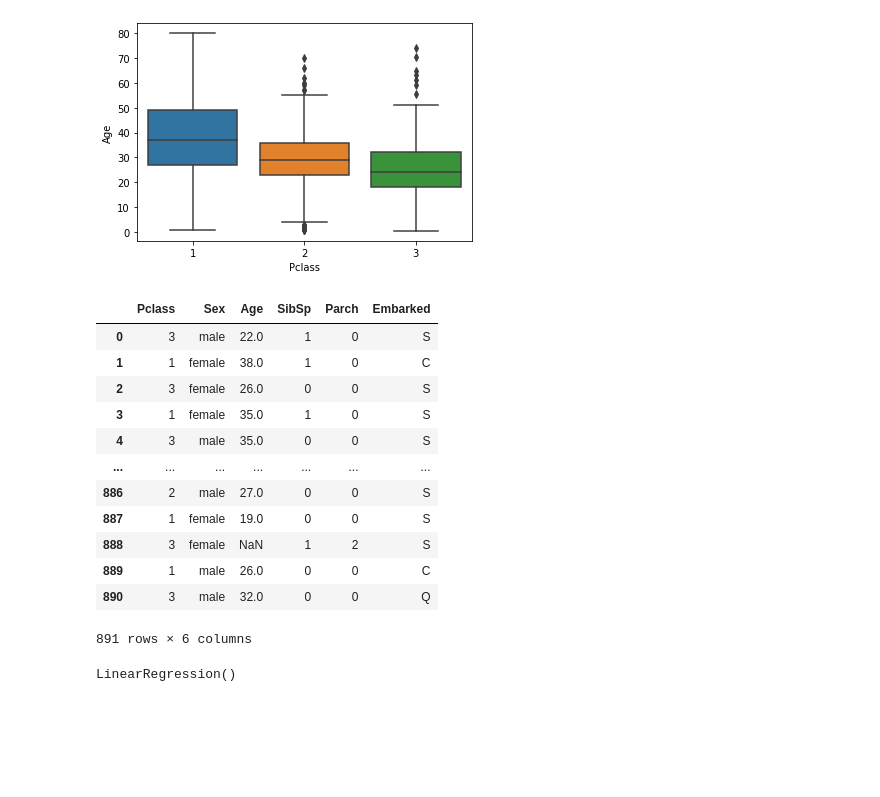
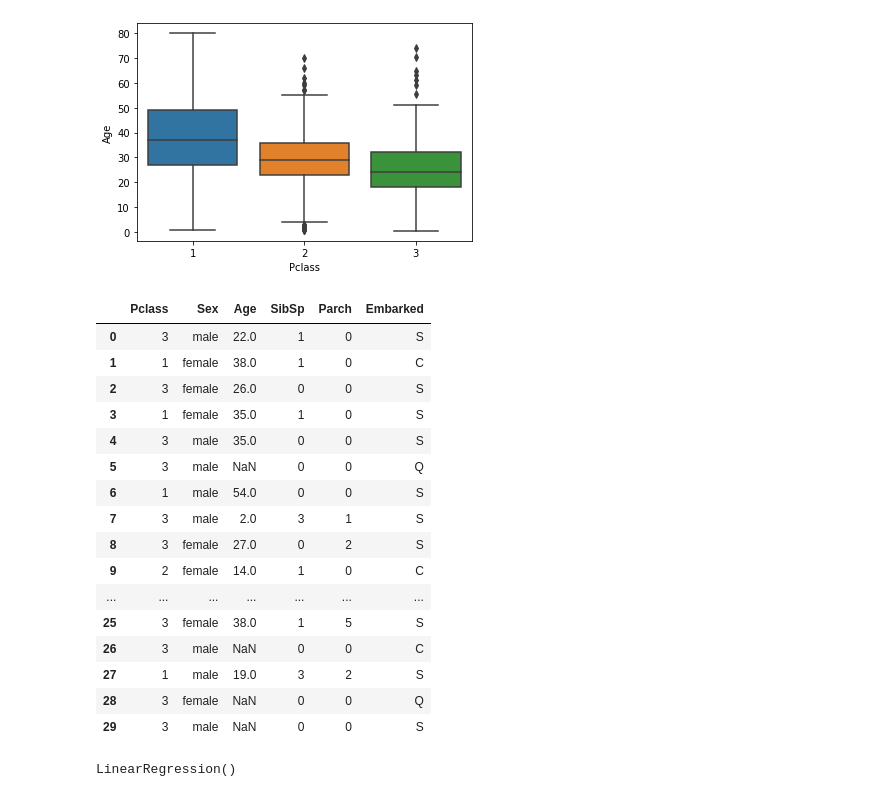
Before and after one commit to ashishworkspace/Summer-ML, a Jupyter notebook: Titanic/titanic.ipynb, the cells around one changed output. Drawn from its saved outputs; the diff is of its cells as text; code cells hidden in the pictures; blank space fills up the shorter version.

```diff
--- a/Titanic/titanic.ipynb
+++ b/Titanic/titanic.ipynb
@@ -106,21 +106,25 @@ seaborn.boxplot(y='Age', x='Pclass' , data=X)
 <AxesSubplot:xlabel='Pclass', ylabel='Age'>
 [figure]
 # %%
-X
+X.head(30)
 # %% [output]
 |  | Pclass | Sex | Age | SibSp | Parch | Embarked |
 | 0 | 3 | male | 22.0 | 1 | 0 | S |
 | 1 | 1 | female | 38.0 | 1 | 0 | C |
 | 2 | 3 | female | 26.0 | 0 | 0 | S |
 | 3 | 1 | female | 35.0 | 1 | 0 | S |
 | 4 | 3 | male | 35.0 | 0 | 0 | S |
+| 5 | 3 | male | NaN | 0 | 0 | Q |
+| 6 | 1 | male | 54.0 | 0 | 0 | S |
+| 7 | 3 | male | 2.0 | 3 | 1 | S |
+| 8 | 3 | female | 27.0 | 0 | 2 | S |
+| 9 | 2 | female | 14.0 | 1 | 0 | C |
 | ... | ... | ... | ... | ... | ... | ... |
-| 886 | 2 | male | 27.0 | 0 | 0 | S |
-| 887 | 1 | female | 19.0 | 0 | 0 | S |
-| 888 | 3 | female | NaN | 1 | 2 | S |
-| 889 | 1 | male | 26.0 | 0 | 0 | C |
-| 890 | 3 | male | 32.0 | 0 | 0 | Q |
+| 25 | 3 | female | 38.0 | 1 | 5 | S |
+| 26 | 3 | male | NaN | 0 | 0 | C |
+| 27 | 1 | male | 19.0 | 3 | 2 | S |
+| 28 | 3 | female | NaN | 0 | 0 | Q |
+| 29 | 3 | male | NaN | 0 | 0 | S |
-891 rows × 6 columns
 # %%
 from sklearn.preprocessing import LabelEncoder
 # %%
```
Also changed, not shown: parts of 28 cells of this notebook, 6 other files.
